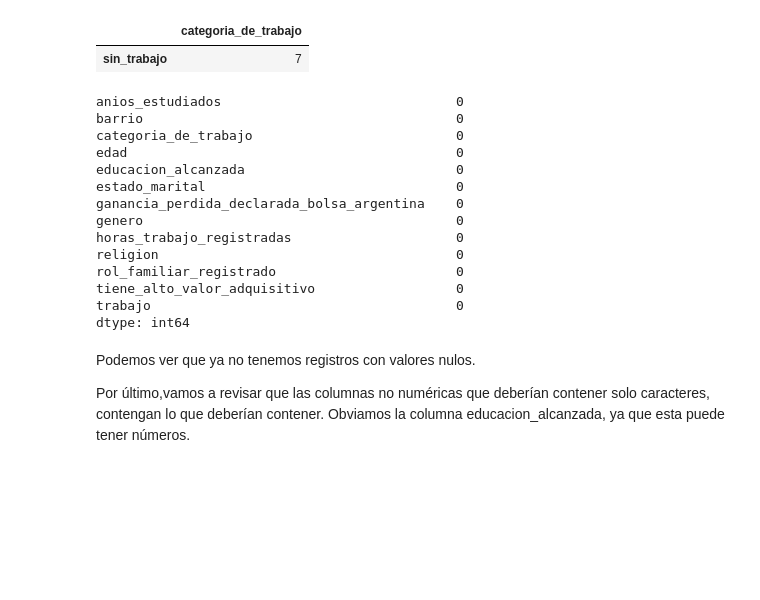
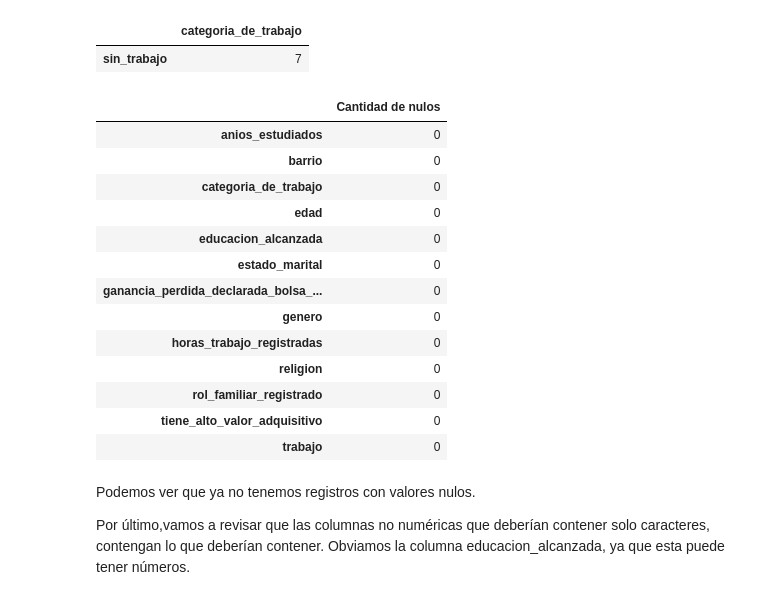
Before and after one commit to MateoCraviotto/Organizacion-de-datos-fiuba-1, a Jupyter notebook: TP1/notebookTp1.ipynb, the cells around one changed output. Cells and saved outputs as stored; diff of their text form; code cells hidden in the pictures; blank space fills up the shorter version.

```diff
--- a/TP1/notebookTp1.ipynb
+++ b/TP1/notebookTp1.ipynb
@@ -135,22 +136,23 @@ trabajo_na.categoria_de_trabajo.value_counts().to_frame()
 # %%
 df = df.replace(np.nan, {'trabajo': 'desempleado', 'barrio': 'No responde'})
 df.reset_index(drop=True, inplace=True)
-df.isnull().sum()
+dfNulos = pd.DataFrame({'Cantidad de nulos': df.isnull().sum()})
+dfNulos
 # %% [output]
-anios_estudiados                              0
-barrio                                        0
-categoria_de_trabajo                          0
-edad                                          0
-educacion_alcanzada                           0
-estado_marital                                0
-ganancia_perdida_declarada_bolsa_argentina    0
-genero                                        0
-horas_trabajo_registradas                     0
-religion                                      0
-rol_familiar_registrado                       0
-tiene_alto_valor_adquisitivo                  0
-trabajo                                       0
-dtype: int64
+|  | Cantidad de nulos |
+| anios_estudiados | 0 |
+| barrio | 0 |
+| categoria_de_trabajo | 0 |
+| edad | 0 |
+| educacion_alcanzada | 0 |
+| estado_marital | 0 |
+| ganancia_perdida_declarada_bolsa_... | 0 |
+| genero | 0 |
+| horas_trabajo_registradas | 0 |
+| religion | 0 |
+| rol_familiar_registrado | 0 |
+| tiene_alto_valor_adquisitivo | 0 |
+| trabajo | 0 |
 # %% [markdown]
 Podemos ver que ya no tenemos registros con valores nulos.
 
```
Also changed, not shown: parts of 1 cell of this notebook, 1 other file.
